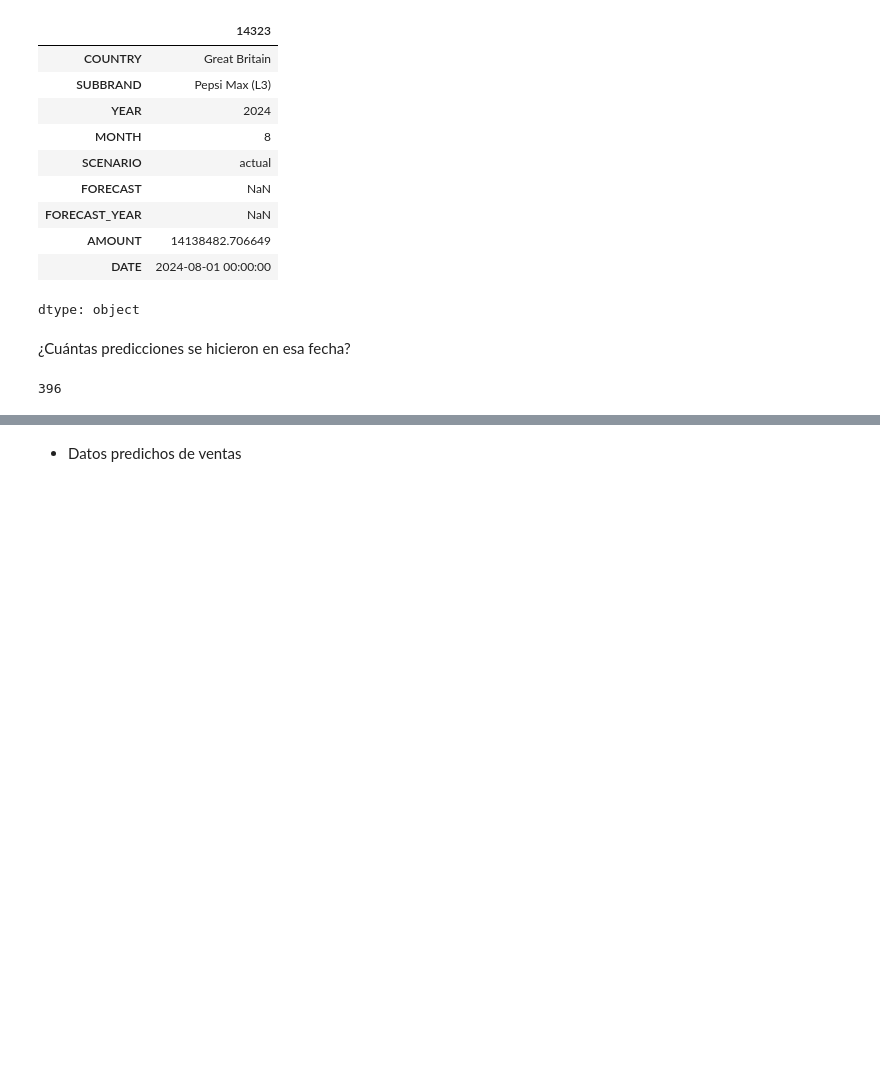
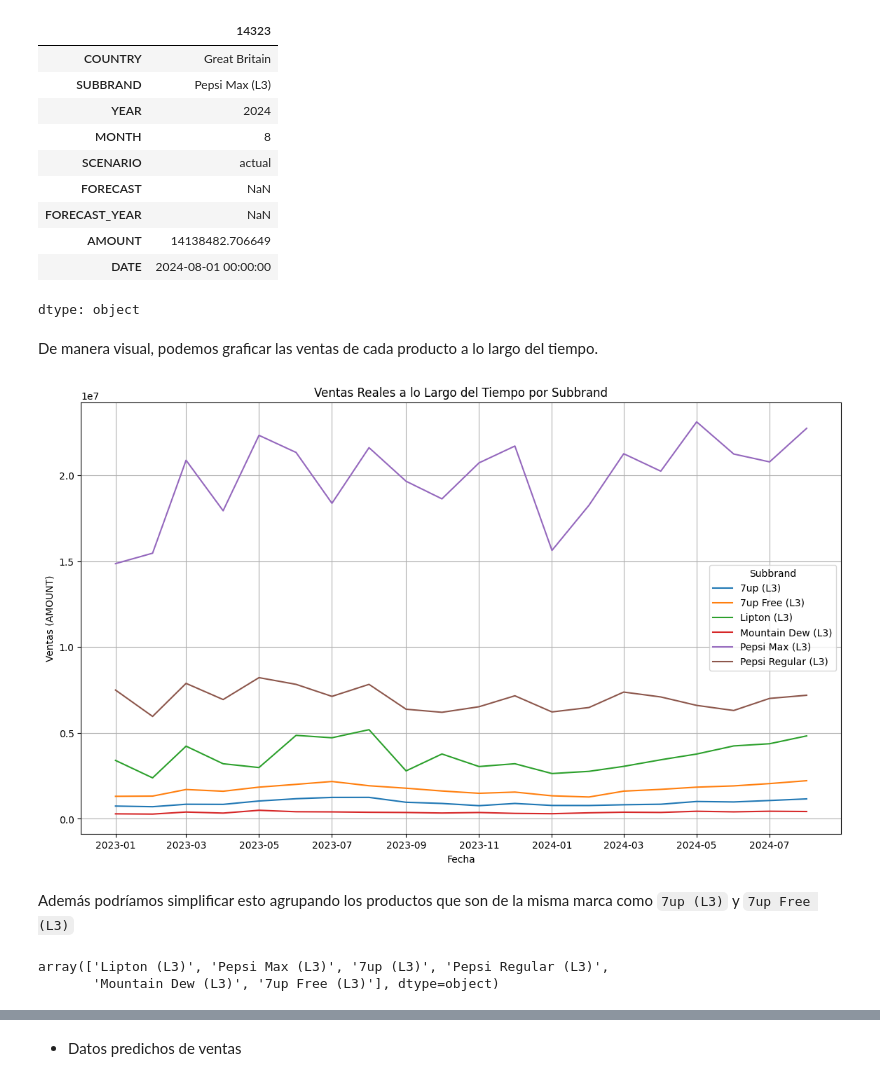
Before and after one commit to anruki/UFV_Visualizacion, a Jupyter notebook: EjerciciosClase/Ventas.ipynb, the cells around one changed output, grey strips where cells are left out. Saved outputs shown, nothing was run; the diff lists cells and outputs as text; code cells hidden in the pictures; blank space fills up the shorter version.

```diff
--- a/EjerciciosClase/Ventas.ipynb
+++ b/EjerciciosClase/Ventas.ipynb
@@ -288,9 +303,35 @@ actual_last
 | AMOUNT | 14138482.706649 |
 | DATE | 2024-08-01 00:00:00 |
 dtype: object
-# %% [markdown]
-¿Cuántas predicciones se hicieron en esa fecha?
-# %%
-actuals[actuals['DATE'] == actual_first['DATE']].size
-# %% [output]
-396
+# %% [markdown]
+De manera visual, podemos graficar las ventas de cada producto a lo largo del tiempo.
+# %%
+# Agrupamos los datos por fecha y subbrand y sumamos los valores de ventas (AMOUNT) para cada combinación
+actuals_grouped = actuals.groupby(['DATE', 'SUBBRAND'])['AMOUNT'].sum().reset_index()
+
+# Configuramos la gráfica
+plt.figure(figsize=(14, 8))
+
+# Graficamos una línea para cada subbrand
+for subbrand in actuals_grouped['SUBBRAND'].unique():
+    subbrand_data = actuals_grouped[actuals_grouped['SUBBRAND'] == subbrand]
+    plt.plot(subbrand_data['DATE'], subbrand_data['AMOUNT'], label=subbrand)
+
+# Añadimos etiquetas y título
+plt.xlabel('Fecha')
+plt.ylabel('Ventas (AMOUNT)')
+plt.title('Ventas Reales a lo Largo del Tiempo por Subbrand')
+plt.legend(title='Subbrand')
+plt.grid(True)
+
+# Mostramos la gráfica
+plt.show()
+# %% [output]
+[figure, added]
+# %% [markdown]
+Además podríamos simplificar esto agrupando los productos que son de la misma marca como `7up (L3)` y `7up Free (L3)`
+# %%
+df['SUBBRAND'].unique()
+# %% [output]
+array(['Lipton (L3)', 'Pepsi Max (L3)', '7up (L3)', 'Pepsi Regular (L3)',
+       'Mountain Dew (L3)', '7up Free (L3)'], dtype=object)
```
Also changed, not shown: parts of 8 cells of this notebook.
